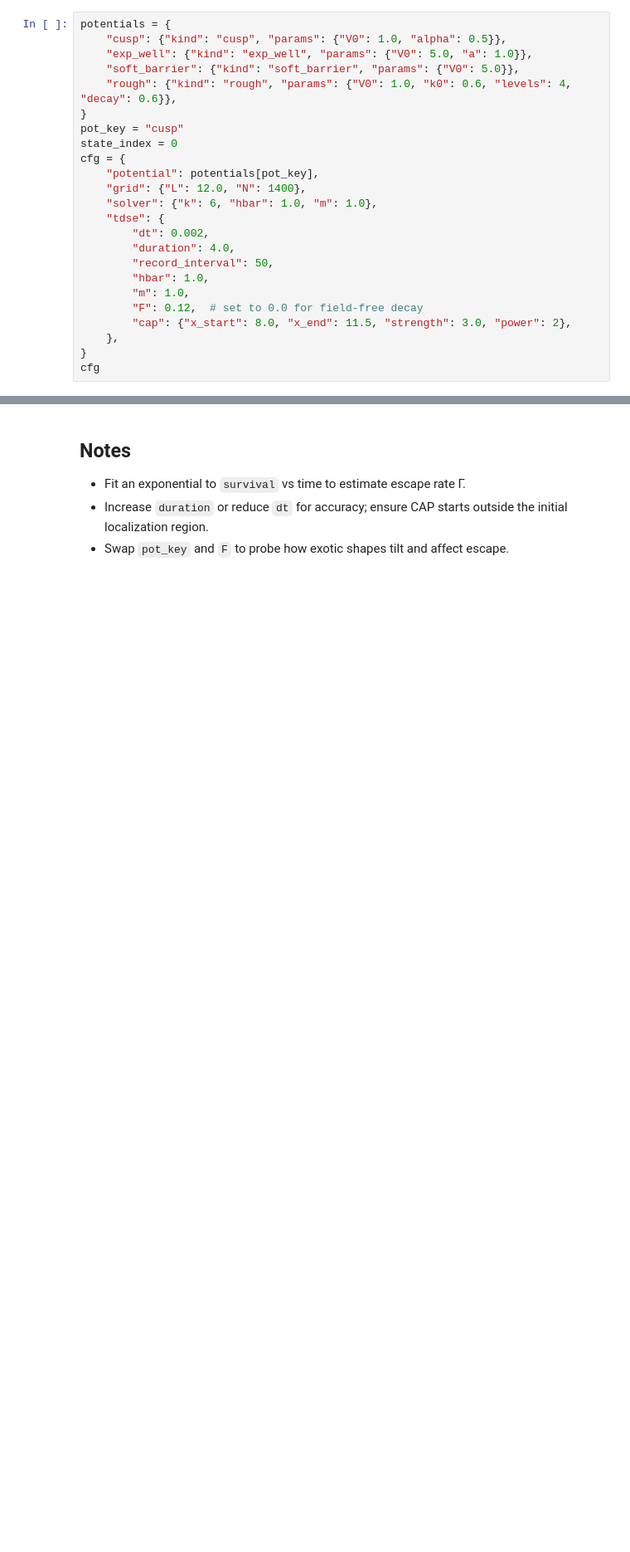
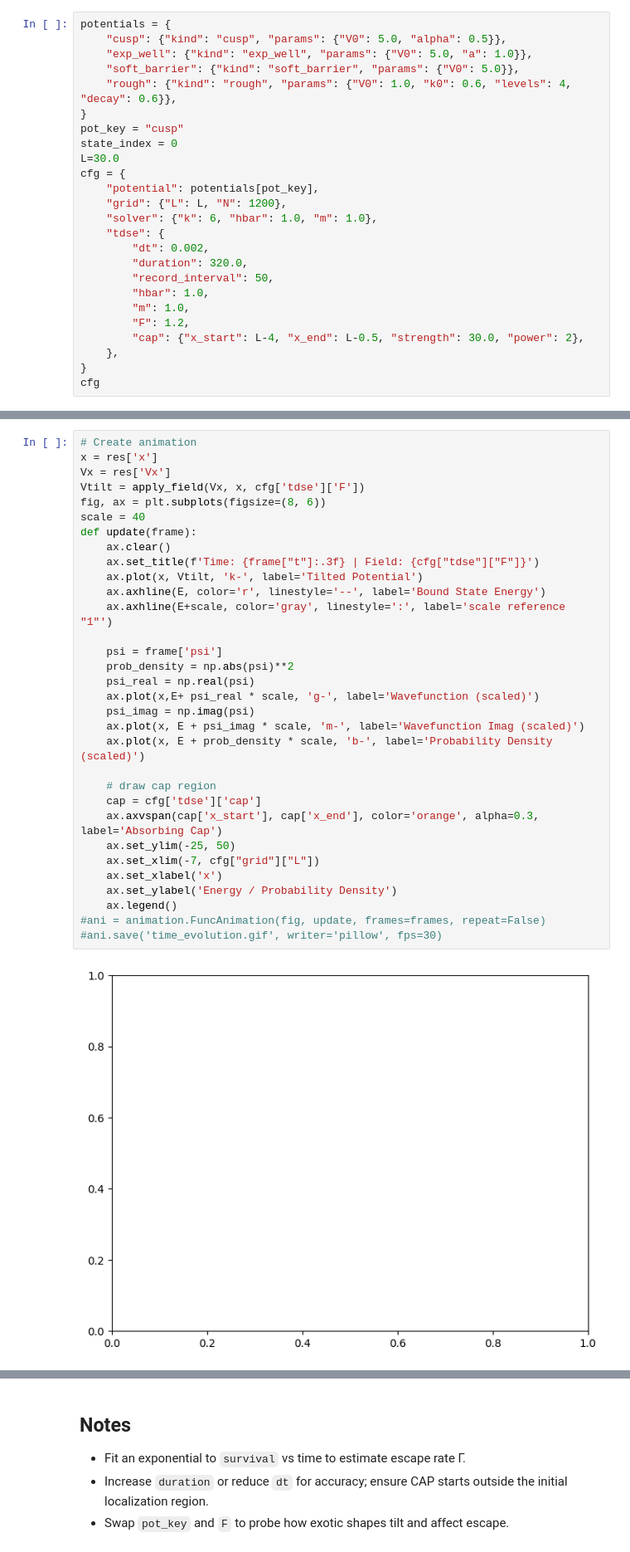
Before and after one commit to POPCORNBOOM/Project-Tunneling-in-Exotic-Quantum-Potentials, a Jupyter notebook: part_d_tdse.ipynb, the cells around one changed output, grey strips where cells are left out. Shown: that part at 83% size. Cells and saved outputs as stored; diff of their text form; blank space fills up the shorter version.

Commit message:
h and m to real

```diff
--- a/part_d_tdse.ipynb
+++ b/part_d_tdse.ipynb
@@ -7,24 +8,25 @@ from quantum_tunneling.fields import apply_field
 # %%
 potentials = {
-    "cusp": {"kind": "cusp", "params": {"V0": 1.0, "alpha": 0.5}},
+    "cusp": {"kind": "cusp", "params": {"V0": 5.0, "alpha": 0.5}},
     "exp_well": {"kind": "exp_well", "params": {"V0": 5.0, "a": 1.0}},
     "soft_barrier": {"kind": "soft_barrier", "params": {"V0": 5.0}},
     "rough": {"kind": "rough", "params": {"V0": 1.0, "k0": 0.6, "levels": 4, "decay": 0.6}},
 }
 pot_key = "cusp"
 state_index = 0
+L=30.0
 cfg = {
     "potential": potentials[pot_key],
-    "grid": {"L": 12.0, "N": 1400},
+    "grid": {"L": L, "N": 1200},
     "solver": {"k": 6, "hbar": 1.0, "m": 1.0},
     "tdse": {
         "dt": 0.002,
-        "duration": 4.0,
+        "duration": 320.0,
         "record_interval": 50,
         "hbar": 1.0,
         "m": 1.0,
-        "F": 0.12,  # set to 0.0 for field-free decay
-        "cap": {"x_start": 8.0, "x_end": 11.5, "strength": 3.0, "power": 2},
+        "F": 1.2,
+        "cap": {"x_start": L-4, "x_end": L-0.5, "strength": 30.0, "power": 2},
     },
 }
 cfg
@@ -40 +66,35 @@ E
+# %%
+# Create animation
+x = res['x']
+Vx = res['Vx']
+Vtilt = apply_field(Vx, x, cfg['tdse']['F'])
+fig, ax = plt.subplots(figsize=(8, 6))
+scale = 40
+def update(frame):
+    ax.clear()
+    ax.set_title(f'Time: {frame["t"]:.3f} | Field: {cfg["tdse"]["F"]}')
+    ax.plot(x, Vtilt, 'k-', label='Tilted Potential')
+    ax.axhline(E, color='r', linestyle='--', label='Bound State Energy')
+    ax.axhline(E+scale, color='gray', linestyle=':', label='scale reference "1"')
+
+    psi = frame['psi']
+    prob_density = np.abs(psi)**2
+    psi_real = np.real(psi)
+    ax.plot(x,E+ psi_real * scale, 'g-', label='Wavefunction (scaled)')
+    psi_imag = np.imag(psi)
+    ax.plot(x, E + psi_imag * scale, 'm-', label='Wavefunction Imag (scaled)')
+    ax.plot(x, E + prob_density * scale, 'b-', label='Probability Density (scaled)')
+
+    # draw cap region
+    cap = cfg['tdse']['cap']
+    ax.axvspan(cap['x_start'], cap['x_end'], color='orange', alpha=0.3, label='Absorbing Cap')
+    ax.set_ylim(-25, 50)
+    ax.set_xlim(-7, cfg["grid"]["L"])
+    ax.set_xlabel('x')
+    ax.set_ylabel('Energy / Probability Density')
+    ax.legend()
+#ani = animation.FuncAnimation(fig, update, frames=frames, repeat=False)
+#ani.save('time_evolution.gif', writer='pillow', fps=30)
+# %% [output]
+[figure, added]
 # %%
```
Also changed, not shown: parts of 6 cells of this notebook, 12 other files.
